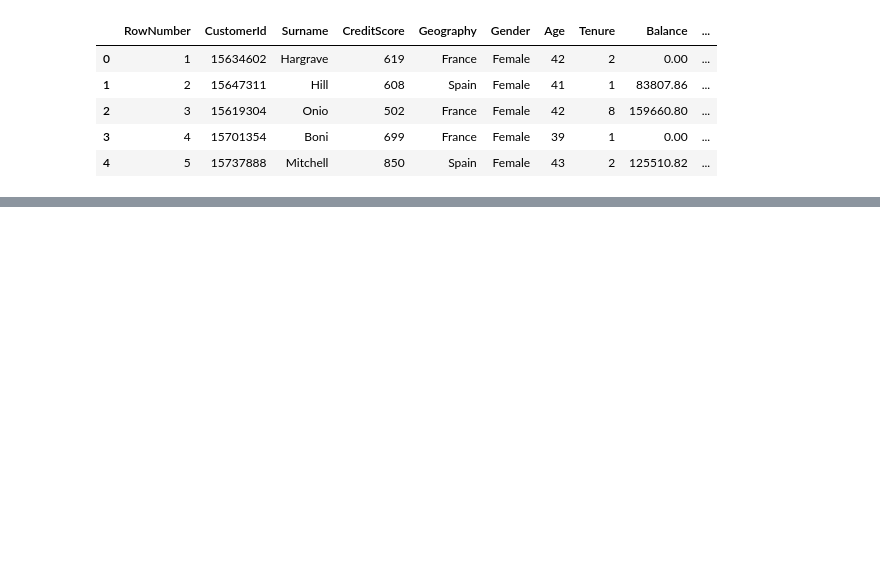
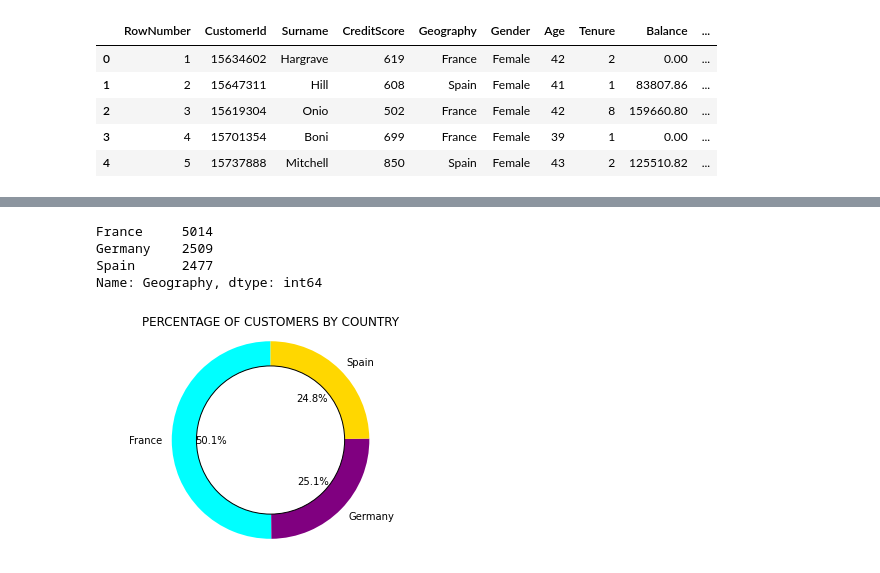
Before and after one commit to MikeDeecode/Bank-customer-churn-predictiom, a Jupyter notebook: Data quality assessment and EDA.ipynb, the cells around one changed output, grey strips where cells are left out. Drawn from its saved outputs; the diff is of its cells as text; code cells hidden in the pictures; blank space fills up the shorter version.

```diff
--- a/Data quality assessment and EDA.ipynb
+++ b/Data quality assessment and EDA.ipynb
@@ -88,0 +117,23 @@ customer_data.head()
+# %%
+customer_data['Geography'].value_counts()
+# %% [output]
+France     5014
+Germany    2509
+Spain      2477
+Name: Geography, dtype: int64
+# %%
+customer_count = [5014, 2509, 2477]
+location = ["France", "Germany", "Spain"]
+colour = ['cyan', 'purple', 'gold']
+
+plt.pie(customer_count, labels = location, colors = colour, autopct = '%1.1f%%', startangle = 90)
+
+donut = plt.Circle((0,0), 0.75, color = 'black', fc = 'white')
+figure = plt.gcf()
+figure.gca().add_artist(donut)
+
+plt.title("PERCENTAGE OF CUSTOMERS BY COUNTRY")
+plt.axis('equal')
+plt.show()
+# %% [output]
+[figure, added]
```
Also changed, not shown: parts of 5 cells of this notebook.
